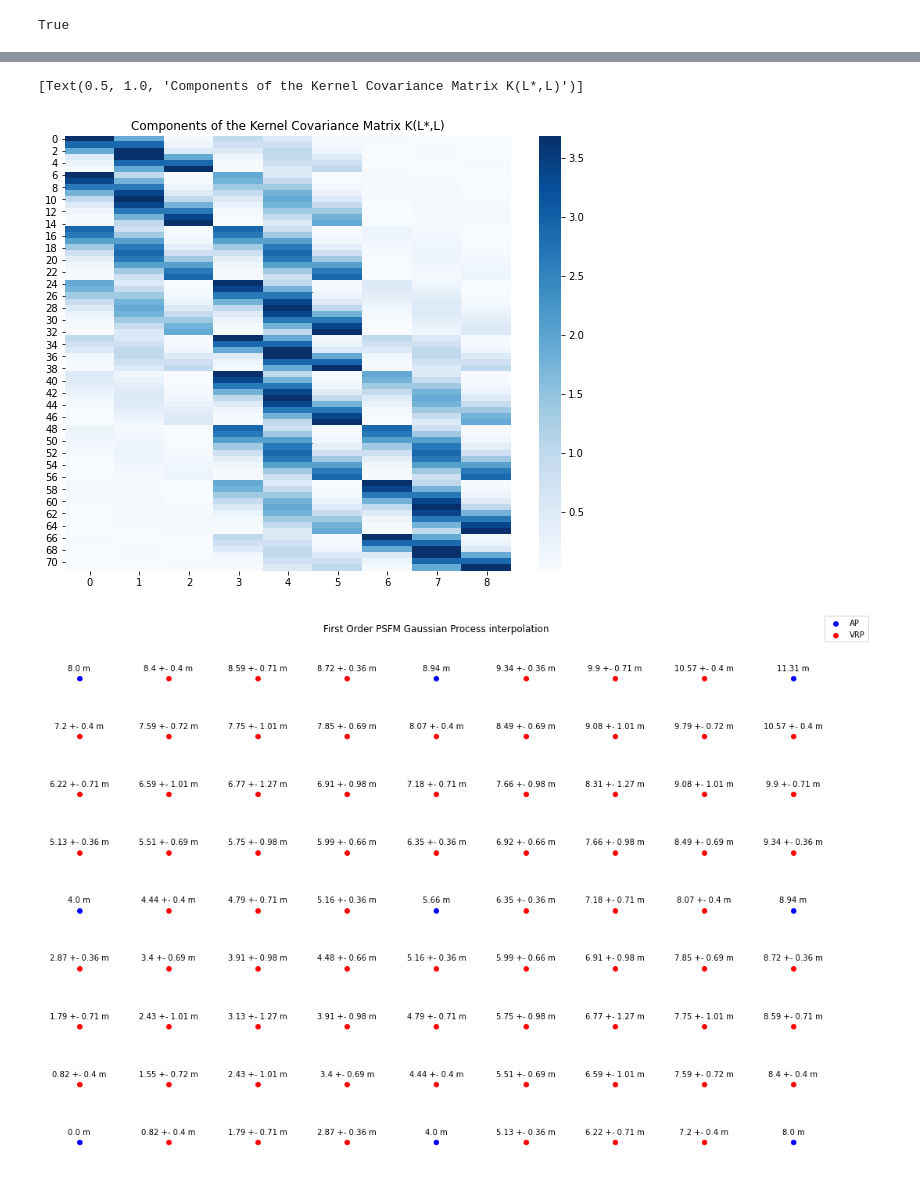
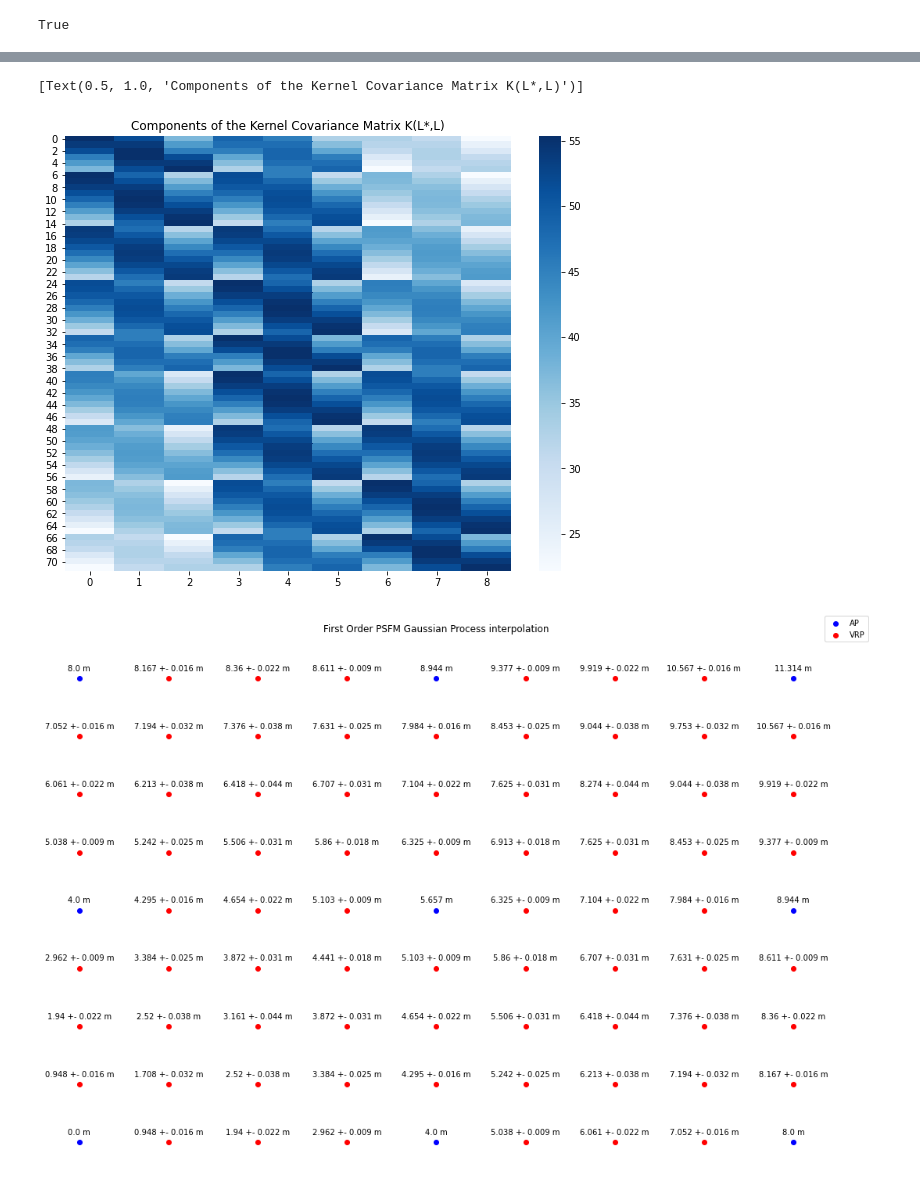
Before and after one commit to carlogattuso/Indoor_Positioning_RTT_GPR, a Jupyter notebook: src/psfm_gpr.ipynb, the cells around one changed output, grey strips where cells are left out. Saved outputs shown, nothing was run; the diff lists cells and outputs as text; code cells hidden in the pictures.

Commit message:
gaussian process fit using sci-kit learn

```diff
--- a/src/psfm_gpr.ipynb
+++ b/src/psfm_gpr.ipynb
@@ -242,3 +242,24 @@ def kernel_function(x, y, sigma_f=1, l=1):
     """ Squared Exponential kernel function """
     kernel = sigma_f * np.exp(- (np.linalg.norm(x - y)**2) / (2 * l**2))
     return kernel
+# %%
+"""
+Gaussian Process Fit using scikit-learn GPR
+
+Hyperparameter optimization of sigma_f and length-scale
+"""
+sigma_n = 0.0
+
+kernel = ConstantKernel(constant_value=1.0,constant_value_bounds=(1e-3, 1e3)) \
+            * RBF(length_scale=1.0, length_scale_bounds=(1e-3, 1e3))
+
+gp = GaussianProcessRegressor(kernel=kernel, alpha=sigma_n**2, n_restarts_optimizer=10)
+
+gp.fit(L_ap, d_RTT)
+
+"""
+Optimized hyperparameters
+"""
+l = gp.kernel_.get_params().get('k2__length_scale')
+sigma_f = gp.kernel_.get_params().get('k1__constant_value')
+print('Optimal lengthscale: ',l,'\tOptimum sigma_f: ',sigma_f)
@@ -289,8 +309,6 @@ Multivariate Joint Distribution: G matrix
 n = L_ap.shape[0]
 n_star = L_vrp.shape[0]
 
-sigma_n = 0.2
-
 a = np.concatenate((K + (sigma_n**2)*np.eye(n), K_star), axis=0)
 print(a.shape)
 b = np.concatenate((K_star.T, K_star2), axis=0)
@@ -332,7 +350,7 @@ sns.heatmap(data=K_star, cmap='Blues', ax=ax)
 ax.set(title='Components of the Kernel Covariance Matrix K(L*,L)')
 # %% [output]
 [Text(0.5, 1.0, 'Components of the Kernel Covariance Matrix K(L*,L)')]
-[figure, old version]
+[figure, new version]
 # %%
 def compute_gpr_parameters(m, m_star, d, K, K_star2, K_star, sigma_n):
 
@@ -358,36 +376,36 @@ First Order PSFM Gaussian Process interpolation:
 """
 
 s_bar_star, cov_s_star = compute_gpr_parameters(m_vrp_1, m_ap_1, d_RTT, K, K_star2, K_star, sigma_n)
 var_s_star = np.diag(cov_s_star)
 
 plt.figure(figsize=(18,12))
 
 plt.scatter(L_ap[:,0], L_ap[:,1], c='b')
 plt.scatter(L_vrp[:,0], L_vrp[:,1], c='r')
 
 plt.legend(labels=['AP','VRP'],loc="upper right",borderaxespad=-5)
 plt.title('First Order PSFM Gaussian Process interpolation',pad=30)
 plt.axis('off')
 
 for x in range(len(d_RTT)):
-    label = f"{d_RTT[x].round(2)} m"
+    label = f"{d_RTT[x].round(3)} m"
 
     plt.annotate(label, # this is the text
                  (L_ap[x,0],L_ap[x,1]), # this is the point to label
                  textcoords="offset points", # how to position the text
                  xytext=(0,10), # distance from text to points (x,y)
                  ha='center') # horizontal alignment can be left, right or center
 
 for x in range(len(s_bar_star)):
-    label = f"{s_bar_star[x].round(2)} +- {var_s_star[x].round(2)} m"
+    label = f"{s_bar_star[x].round(3)} +- {var_s_star[x].round(3)} m"
 
     plt.annotate(label, # this is the text
                  (L_vrp[x,0],L_vrp[x,1]), # this is the point to label
                  textcoords="offset points", # how to position the text
                  xytext=(0,10), # distance from text to points (x,y)
                  ha='center') # horizontal alignment can be left, right or center
 # %% [output]
-[figure, old version]
+[figure, new version]
 # %%
 """
 Second Order Gaussian Process interpolation:
```
Also changed, not shown: parts of 5 cells of this notebook.
